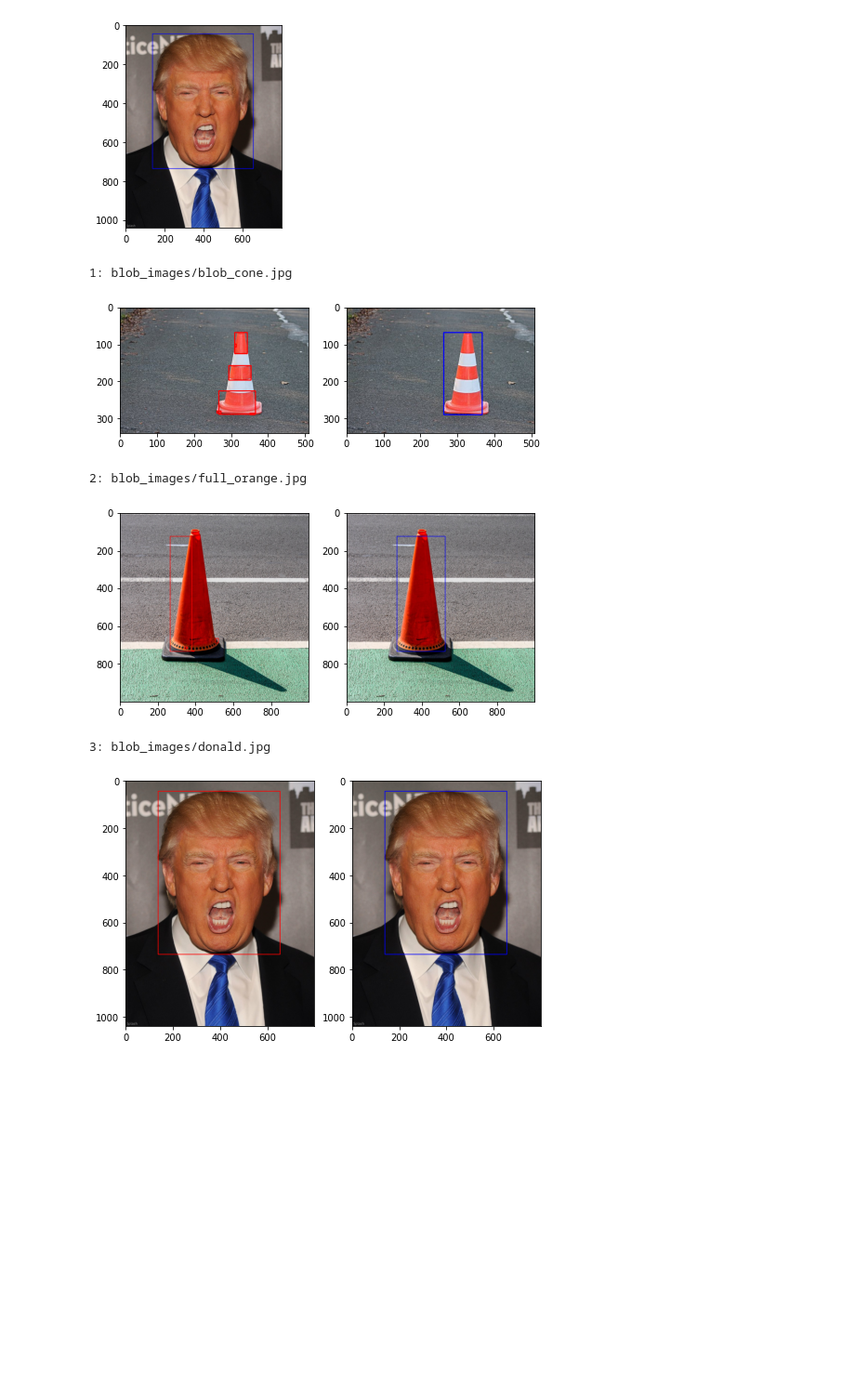
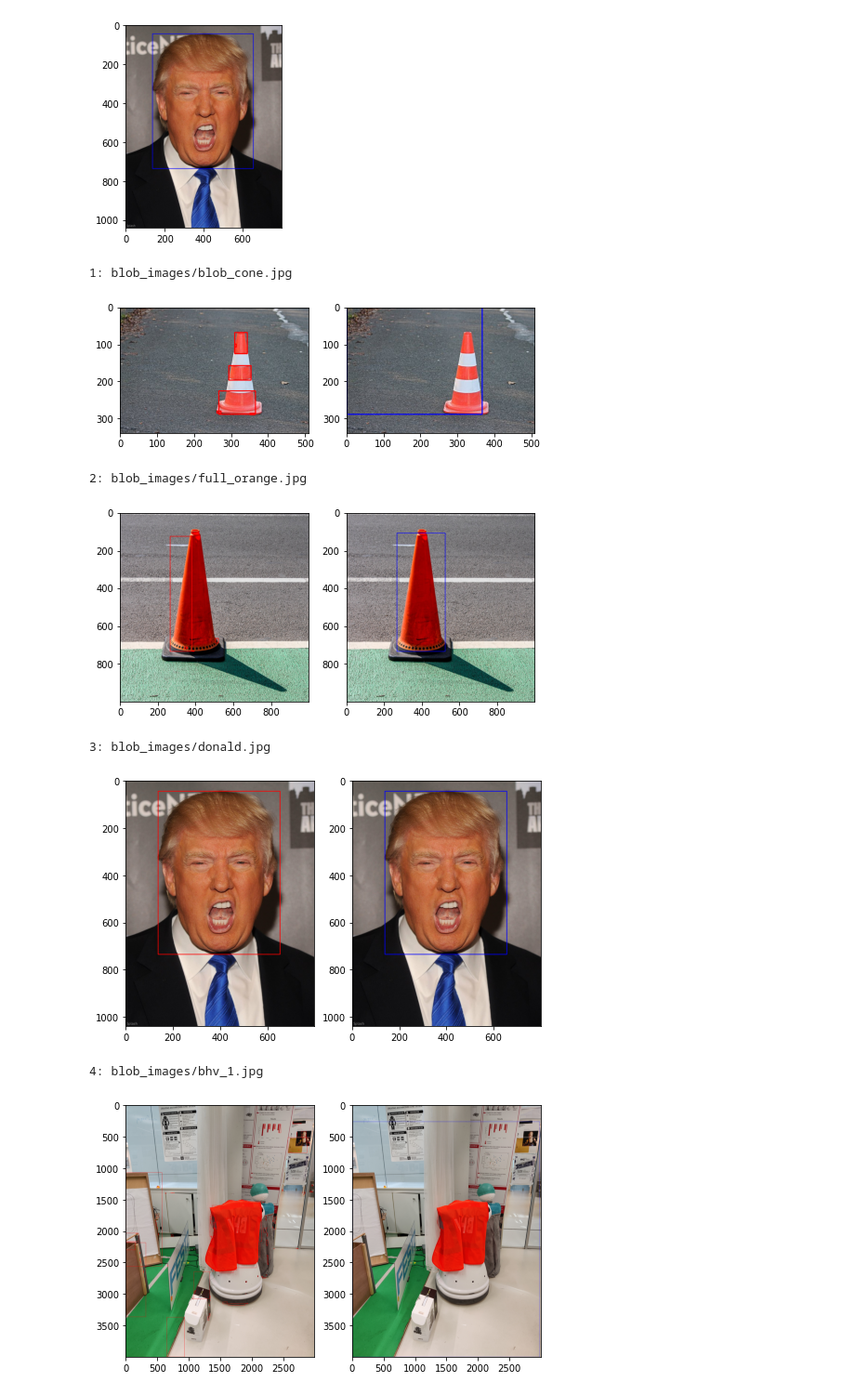
Before and after one commit to oskarbosgraaf/erf2022, a Jupyter notebook: development/blob_detection/derck_test.ipynb, the cells around one changed output. Shown at 93% size. Saved outputs shown, nothing was run; the diff lists cells and outputs as text; code cells hidden in the pictures; blank space fills up the shorter version.

```diff
--- a/development/blob_detection/derck_test.ipynb
+++ b/development/blob_detection/derck_test.ipynb
@@ -95,7 +95,7 @@ def one_big_rect(image):
     boxes = []
     for c in contours:
         (x, y, w, h) = cv2.boundingRect(c)
-        if np.abs(y-x) > 2 and np.abs(h-w) > 2:
+        if w > 10 and h > 10:
             boxes.append([x,y, x+w,y+h])
 
     result = image.copy()
@@ -137,19 +137,21 @@ def create_2_subplots(image_1, image_2):
     plt.imshow(image_2)
     plt.show()
 # %%
-images = ["blob_cone.jpg", "full_orange.jpg", "donald.jpg"]
+images = ["blob_cone.jpg", "full_orange.jpg", "donald.jpg", "bhv_1.jpg"]
 for i, im in enumerate(images):
     print(f"{i+1}: blob_images/{im}")
     im = cv2.imread(f"blob_images/{im}")
     image_1 = multiple_rects(im)
     image_2 = one_big_rect(im)
     create_2_subplots(image_1, image_2)
 # %% [output]
 1: blob_images/blob_cone.jpg
-[figure, old version]
+[figure, new version]
 2: blob_images/full_orange.jpg
 [figure]
 3: blob_images/donald.jpg
 [figure]
+4: blob_images/bhv_1.jpg
+[figure, added]
 # %%
 def show_video_blob(method):
```
Also changed, not shown: parts of 2 cells of this notebook.
